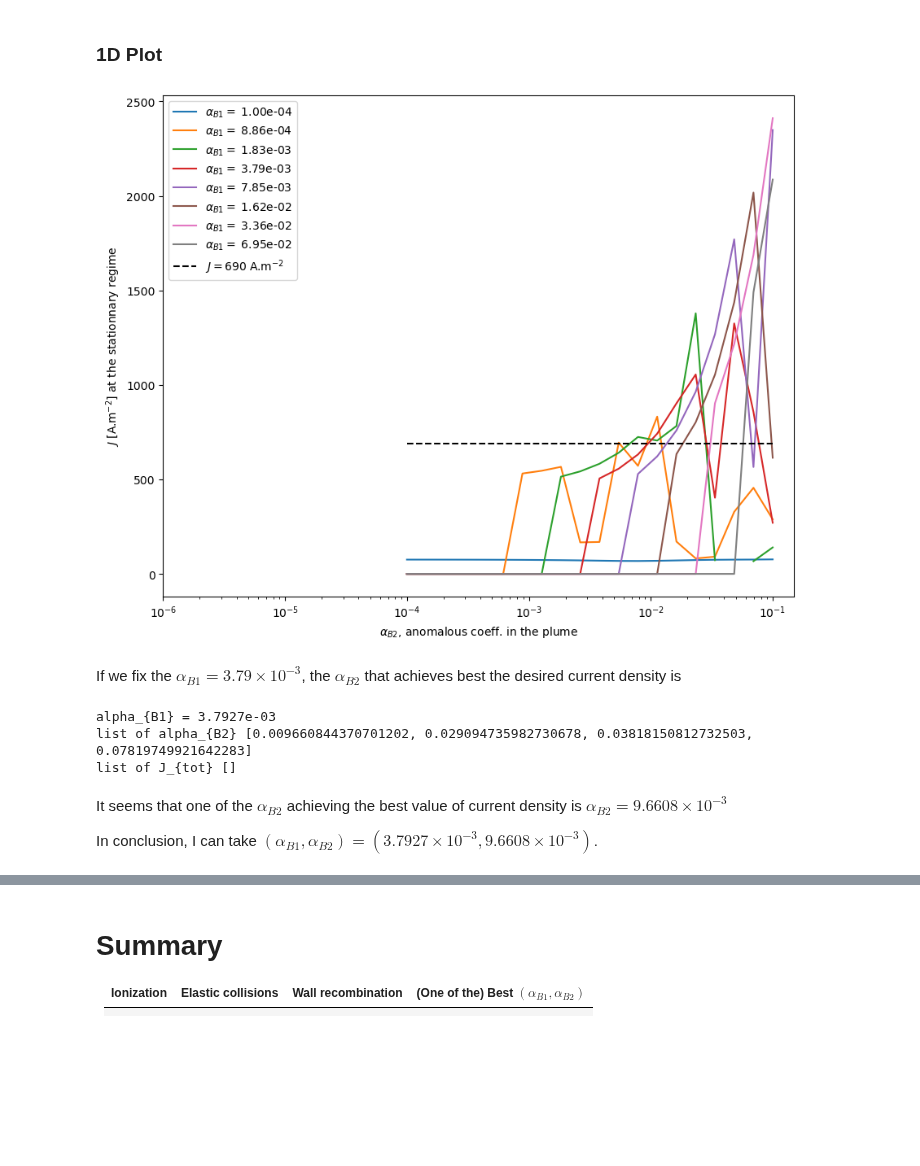
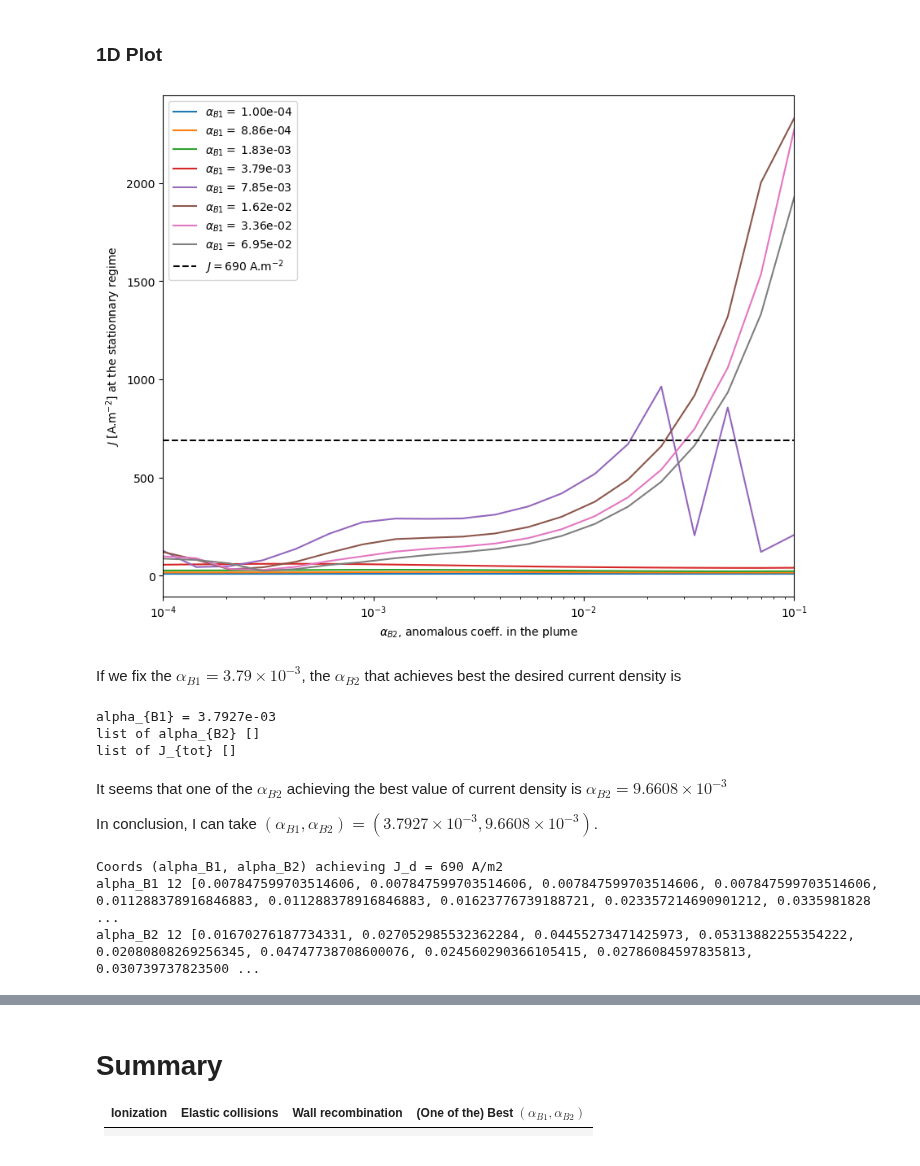
Before and after one commit to federicopetronio/FLHET1D, a Jupyter notebook: plots_alphaB_param_study.ipynb, the cells around one changed output, grey strips where cells are left out. Drawn from its saved outputs; the diff is of its cells as text; code cells hidden in the pictures; blank space fills up the shorter version.

```diff
--- a/plots_alphaB_param_study.ipynb
+++ b/plots_alphaB_param_study.ipynb
@@ -16,7 +17,7 @@ import sys
 import configparser
 # %%
 dirname = os.getcwd()
-datapath1 = dirname+"/Results/alphaB_param_study_no_hflux_no_coll"
+datapath1 = dirname+"/Results/alphaB_param_study_N200_no_hflux_no_coll"
 # %% [markdown]
 ## Parametric research of the best $\alpha_B$,with imposed $S_{iz}$, $K_el = 0$ and $\nu_{iw} = 0$ and no collisions at all
 
@@ -87,22 +107,22 @@ For $B = 100$ G, the study in 4th chapter of Thomas has found that the final cur
 # %%
 ncurves = len(ias)
 fig = plt.figure(figsize=(10, 8),  dpi = 100)
 
 for i in range(ncurves):
     alpha_B2_1D = alpha_B2_mesh[:,ias[i]]
     means_j_1D = means_j[:,ias[i]]
     templabel = "$\\alpha_{B1} =~$" + f"{alpha_B1_mesh[0,ias[i]]:.2e}"
     plt.plot(alpha_B2_1D, means_j_1D, label=templabel)
 
 plt.plot([alpha_B2_1D[0],alpha_B2_1D[-1]], [690,690], 'k--', label='$J = 690$ A.m$^{-2}$')
 plt.xscale('log')
-plt.xlim([1e-6,0.15])
+plt.xlim([1e-4,0.1])
 plt.ylabel("$J$ [A.m$^{-2}$] at the stationnary regime")
 plt.xlabel("$\\alpha_{B2}$, anomalous coeff. in the plume")
 plt.legend()
 plt.show()
 # %% [output]
-[figure, old version]
+[figure, new version]
 # %% [markdown]
 If we fix the $\alpha_{B1} = 3.79 \times 10^{-3}$, the $\alpha_{B2}$ that achieves best the desired current density is
 # %%
@@ -133,9 +153,46 @@ print("list of alpha_{B2}", list_x_zeros)
 print("list of J_{tot}", list_y_zeros)
 # %% [output]
 alpha_{B1} = 3.7927e-03
-list of alpha_{B2} [0.009660844370701202, 0.029094735982730678, 0.03818150812732503, 0.07819749921642283]
+list of alpha_{B2} []
 list of J_{tot} []
 # %% [markdown]
 It seems that one of the $\alpha_{B2}$ achieving the best value of current density is $\alpha_{B2} = 9.6608 \times 10^{-3}$
 
 In conclusion, I can take $(\alpha_{B1}, \alpha_{B2}) = (3.7927 \times 10^{-3}, 9.6608 \times 10^{-3})$.
+# %%
+nalphaB1 = means_j.shape[1]
+
+J_d_target = 690.
+
+array_of_lists = np.empty(nalphaB1, dtype=list)
+
+list_aB1_dots = []
+list_aB2_dots = []
+
+for k in range(nalphaB1):
+    means_j_1D = means_j[:,k]
+    alpha_B2_1D = alpha_B2_mesh[:, k]
+
+    n = means_j_1D.shape[0]
+
+    previous_bool = (means_j_1D[0] >= J_d_target)
+    for i in range(1, n):
+        current_bool = (means_j_1D[i] >= J_d_target)
+        xor = (current_bool & (not previous_bool))|((not current_bool) & previous_bool)
+        if xor:
+            x0 = alpha_B2_1D[i-1]
+            x1 = alpha_B2_1D[i]
+            y0 = means_j_1D[i-1]
+            y1 = means_j_1D[i]
+            x = x0 + (x1 - x0)*(J_d_target - y0)/(y1 - y0) # linear interpolation achieving J = 690 A.m^{-2}
+
+            list_aB1_dots.append( alpha_B1_mesh[0, k] )
+            list_aB2_dots.append( x )
+        previous_bool = current_bool
+print("Coords (alpha_B1, alpha_B2) achieving J_d = 690 A/m2")
+print("alpha_B1", len(list_aB1_dots), list_aB1_dots)
+print("alpha_B2", len(list_aB2_dots), list_aB2_dots)
+# %% [output]
+Coords (alpha_B1, alpha_B2) achieving J_d = 690 A/m2
+alpha_B1 12 [0.007847599703514606, 0.007847599703514606, 0.007847599703514606, 0.007847599703514606, 0.011288378916846883, 0.011288378916846883, 0.01623776739188721, 0.023357214690901212, 0.0335981828 ...
+alpha_B2 12 [0.01670276187734331, 0.027052985532362284, 0.04455273471425973, 0.05313882255354222, 0.02080808269256345, 0.04747738708600076, 0.024560290366105415, 0.02786084597835813, 0.030739737823500 ...
```
Also changed, not shown: parts of 9 cells of this notebook, 30 other files.
